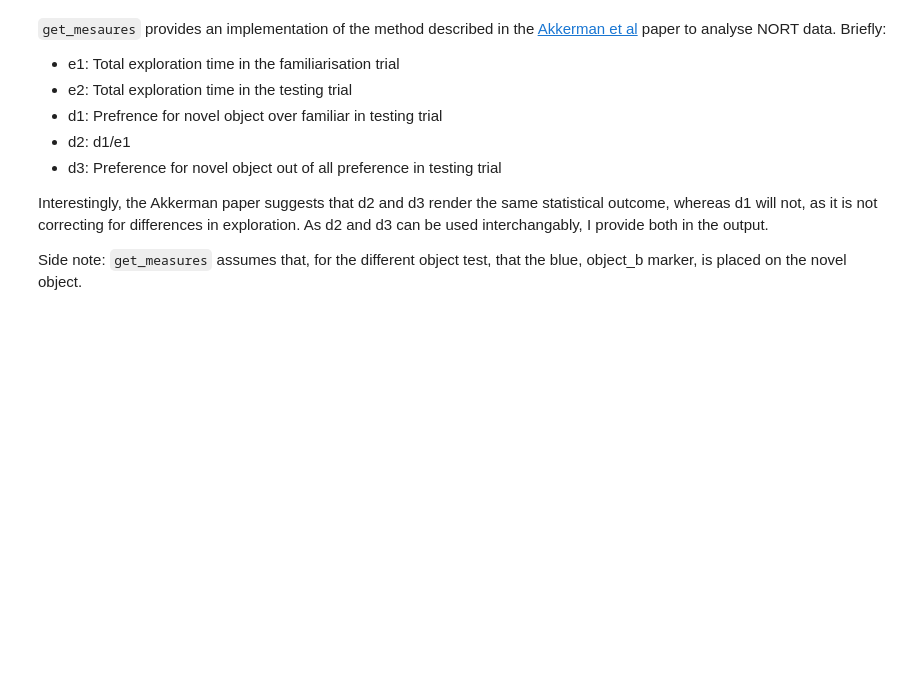
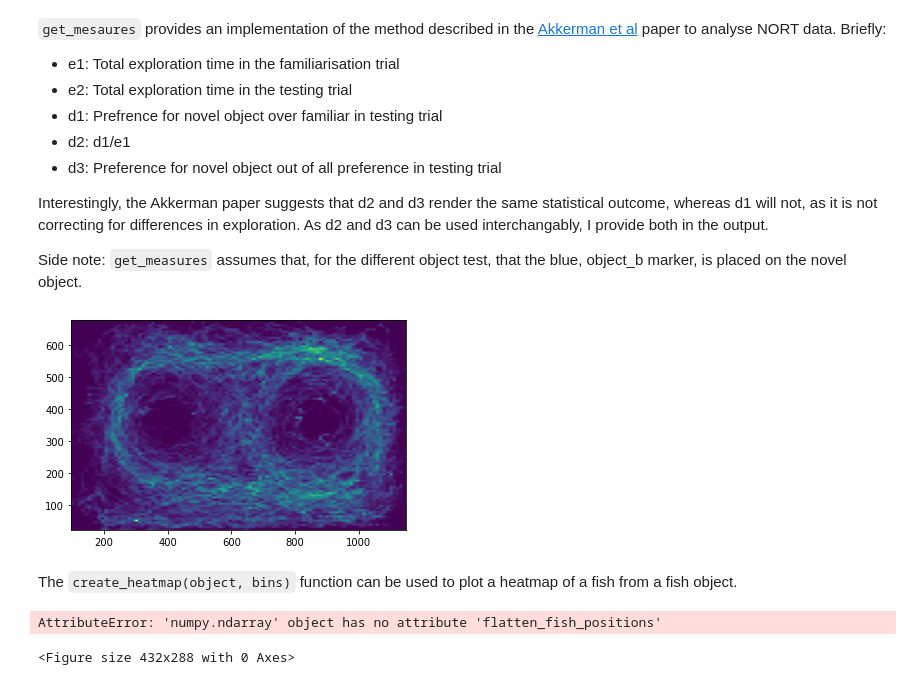
Before and after one commit to james-hurcomb/zebrafish-analyse, a Jupyter notebook: nort_analysis_pipeline.ipynb, the cells around one changed output. Cells and saved outputs as stored; diff of their text form; code cells hidden in the pictures; blank space fills up the shorter version.

```diff
--- a/nort_analysis_pipeline.ipynb
+++ b/nort_analysis_pipeline.ipynb
@@ -47,3 +47,15 @@ za.get_measures(same_prefs, diff_prefs)
 Interestingly, the Akkerman paper suggests that d2 and d3 render the same statistical outcome, whereas d1 will not, as it is not correcting for differences in exploration. As d2 and d3 can be used interchangably, I provide both in the output.
 
 Side note: `get_measures` assumes that, for the different object test, that the blue, object_b marker, is placed on the novel object.
+# %%
+za.create_heatmap(same_obj, 100)
+# %% [output]
+[figure, added]
+# %% [markdown]
+The `create_heatmap(object, bins)` function can be used to plot a heatmap of a fish from a fish object.
+# %%
+fish_one_full = za.crush_multiple_objects([same_obj, diff_obj])
+za.create_heatmap(fish_one_full, 100)
+# %% [output]
+AttributeError: 'numpy.ndarray' object has no attribute 'flatten_fish_positions'
+<Figure size 432x288 with 0 Axes>
```
Also changed, not shown: parts of 1 cell of this notebook, 3 other files.
